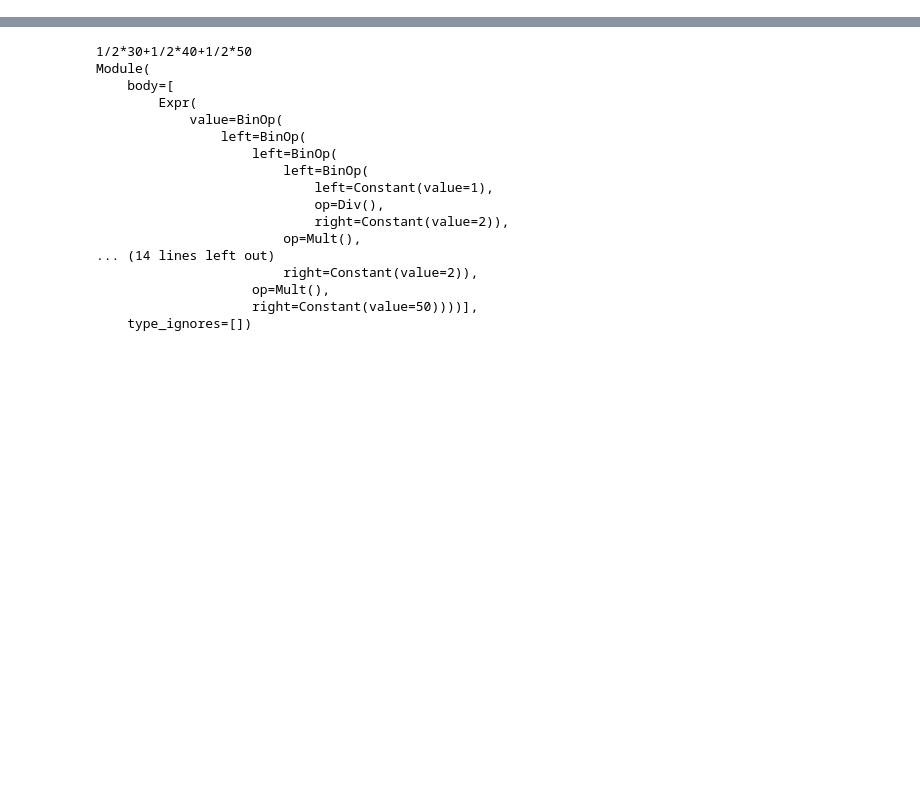
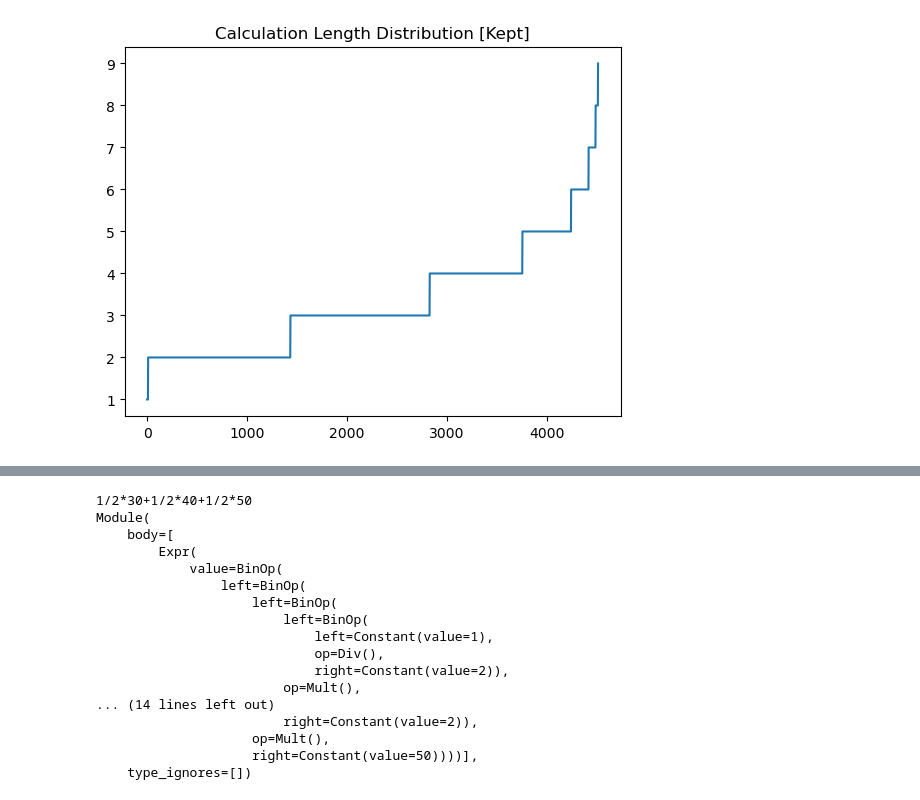
Before and after one commit to shlomenu/grade-school-math, a Jupyter notebook: grade_school_math/data/program_extraction.ipynb, the cells around one changed output, grey strips where cells are left out. Saved outputs shown, nothing was run; the diff lists cells and outputs as text; code cells hidden in the pictures; blank space fills up the shorter version.

```diff
--- a/grade_school_math/data/program_extraction.ipynb
+++ b/grade_school_math/data/program_extraction.ipynb
@@ -21,0 +45,7 @@ answer_calc, train = answer_calc[first_explicit:], train[first_explicit:]
+# %%
+kept_sizes = [len(c) for c in [c for (j, c) in enumerate(answer_c) if keep[j]]]
+plt.plot(list(range(len(kept_sizes))), kept_sizes)
+plt.title("Calculation Length Distribution [Kept]")
+plt.show()
+# %% [output]
+[figure, added]
```
Also changed, not shown: parts of 8 cells of this notebook.
